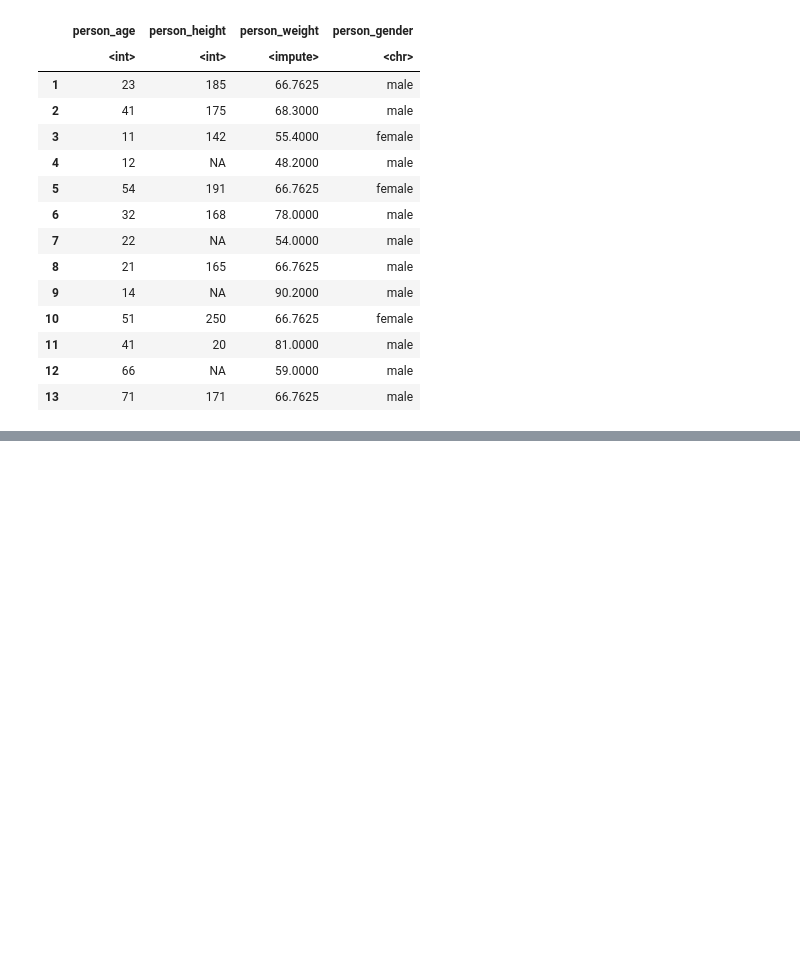
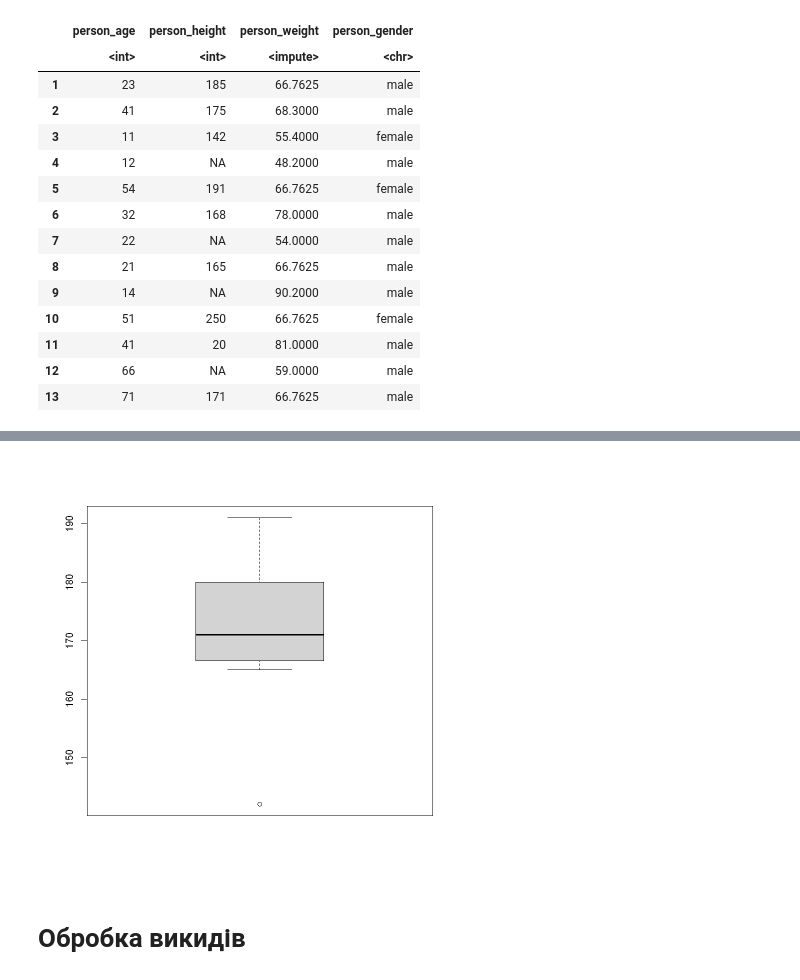
Before and after one commit to kleban/edu-r, a Jupyter notebook: EK/Data Analysis/Data Cleaning.ipynb, the cells around one changed output, grey strips where cells are left out. Saved outputs shown, nothing was run; the diff lists cells and outputs as text; code cells hidden in the pictures; blank space fills up the shorter version.

```diff
--- a/EK/Data Analysis/Data Cleaning.ipynb
+++ b/EK/Data Analysis/Data Cleaning.ipynb
@@ -709 +781,9 @@ A data.frame: 13 x 4
 | 13 | 71 | 171 | NA | male |
+# %%
+boxplot(data |>
+        filter(person_height > 20, person_height < 250) |>
+        select(person_height))
+# %% [output]
+[figure, added]
+# %% [markdown]
+# Обробка викидів
```
Also changed, not shown: parts of 47 cells of this notebook, 4 other files.
